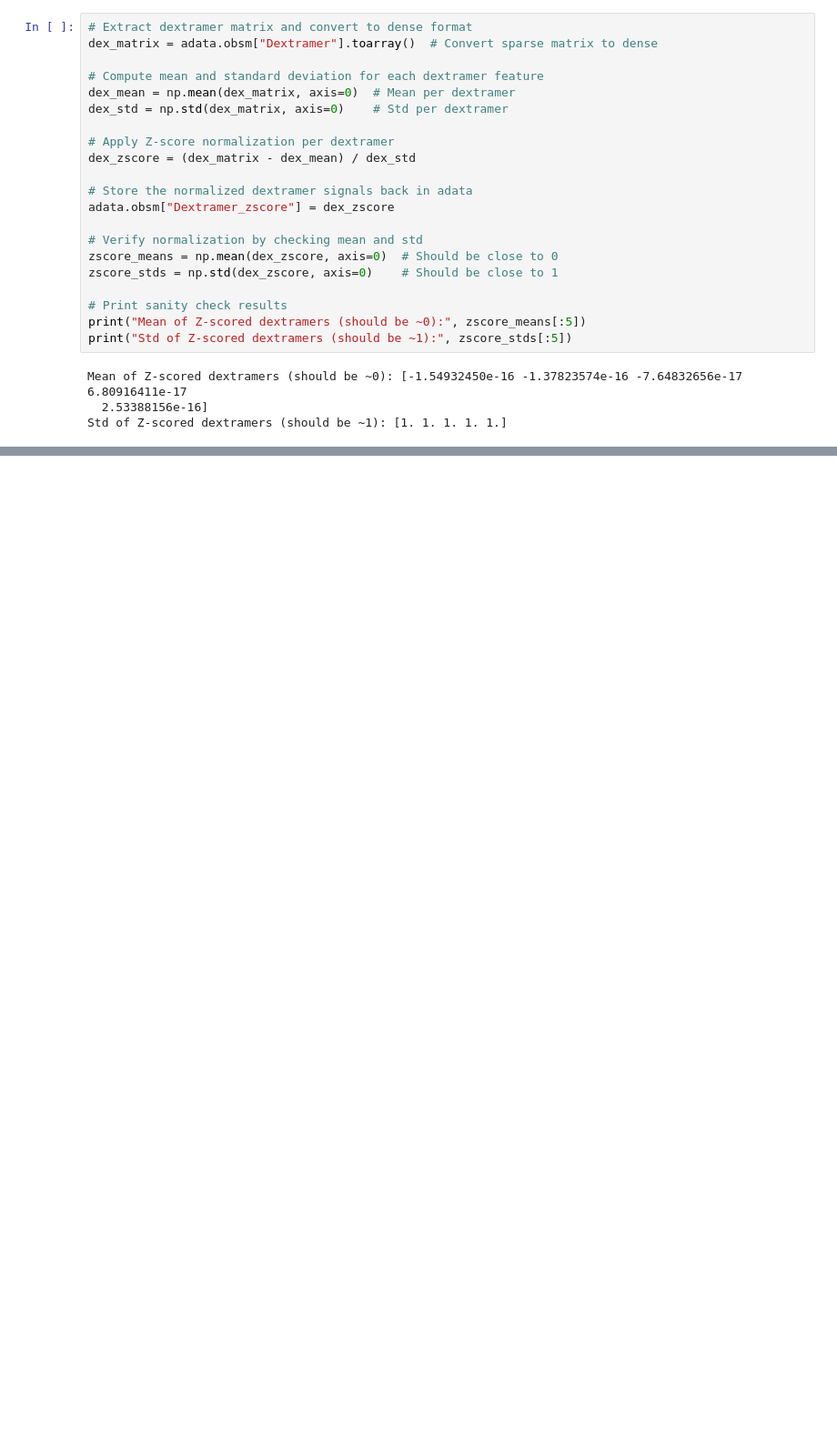
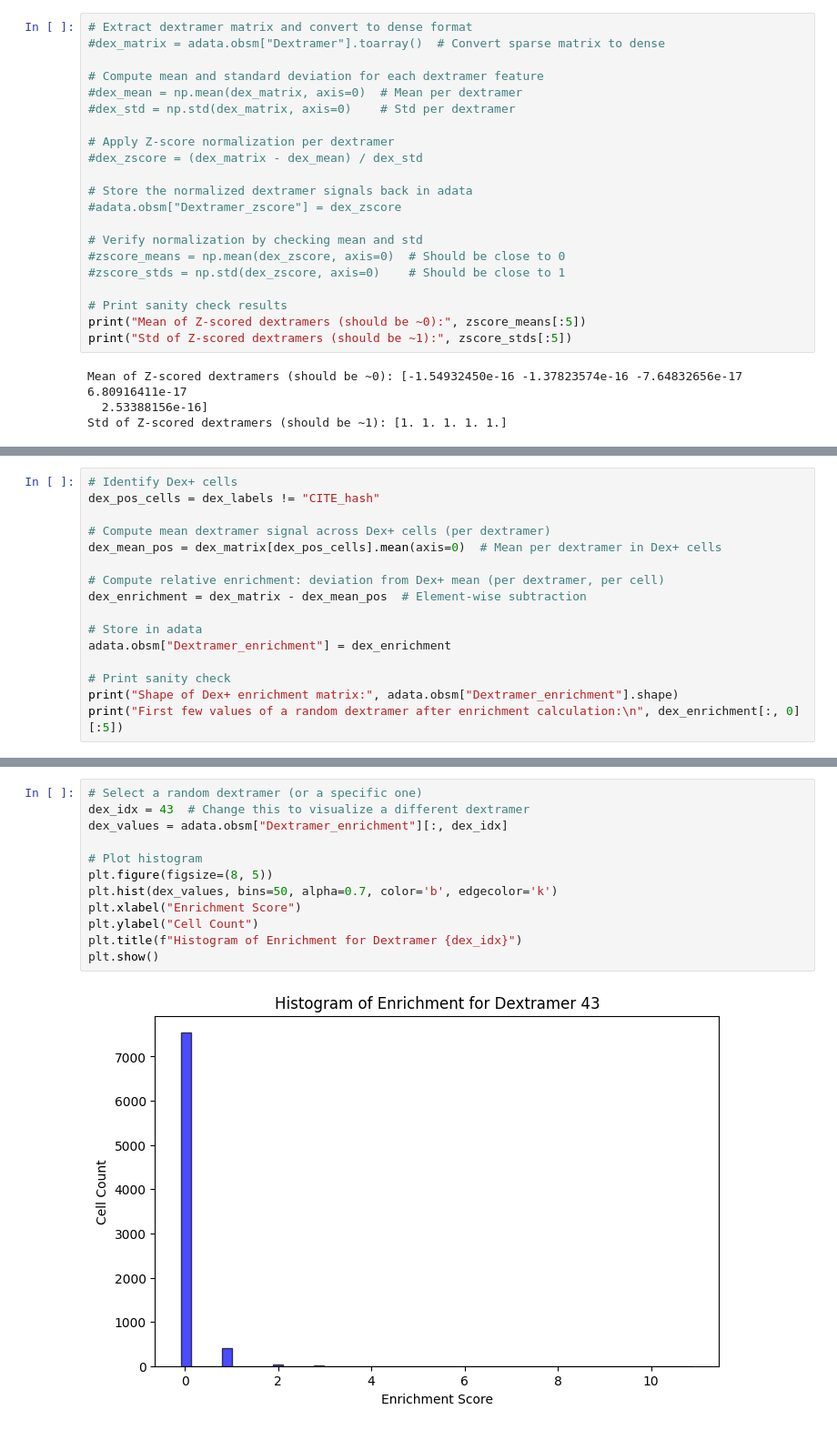
Before and after one commit to ecrosse01/neoantigen_ML, a Jupyter notebook: pipeline_dev.ipynb, the cells around one changed output, grey strips where cells are left out. Shown at 91% size. Drawn from its saved outputs; the diff is of its cells as text; blank space fills up the shorter version.

```diff
--- a/pipeline_dev.ipynb
+++ b/pipeline_dev.ipynb
@@ -326,21 +343,21 @@ plt.show()
 Start building the feature set
 # %%
 # Extract dextramer matrix and convert to dense format
-dex_matrix = adata.obsm["Dextramer"].toarray()  # Convert sparse matrix to dense
+#dex_matrix = adata.obsm["Dextramer"].toarray()  # Convert sparse matrix to dense
 
 # Compute mean and standard deviation for each dextramer feature
-dex_mean = np.mean(dex_matrix, axis=0)  # Mean per dextramer
-dex_std = np.std(dex_matrix, axis=0)    # Std per dextramer
+#dex_mean = np.mean(dex_matrix, axis=0)  # Mean per dextramer
+#dex_std = np.std(dex_matrix, axis=0)    # Std per dextramer
 
 # Apply Z-score normalization per dextramer
-dex_zscore = (dex_matrix - dex_mean) / dex_std
+#dex_zscore = (dex_matrix - dex_mean) / dex_std
 
 # Store the normalized dextramer signals back in adata
-adata.obsm["Dextramer_zscore"] = dex_zscore
+#adata.obsm["Dextramer_zscore"] = dex_zscore
 
 # Verify normalization by checking mean and std
-zscore_means = np.mean(dex_zscore, axis=0)  # Should be close to 0
-zscore_stds = np.std(dex_zscore, axis=0)    # Should be close to 1
+#zscore_means = np.mean(dex_zscore, axis=0)  # Should be close to 0
+#zscore_stds = np.std(dex_zscore, axis=0)    # Should be close to 1
 
 # Print sanity check results
 print("Mean of Z-scored dextramers (should be ~0):", zscore_means[:5])
@@ -437,0 +458,16 @@ plt.show()
+# %%
+# Identify Dex+ cells
+dex_pos_cells = dex_labels != "CITE_hash"
+
+# Compute mean dextramer signal across Dex+ cells (per dextramer)
+dex_mean_pos = dex_matrix[dex_pos_cells].mean(axis=0)  # Mean per dextramer in Dex+ cells
+
+# Compute relative enrichment: deviation from Dex+ mean (per dextramer, per cell)
+dex_enrichment = dex_matrix - dex_mean_pos  # Element-wise subtraction
+
+# Store in adata
+adata.obsm["Dextramer_enrichment"] = dex_enrichment
+
+# Print sanity check
+print("Shape of Dex+ enrichment matrix:", adata.obsm["Dextramer_enrichment"].shape)
+print("First few values of a random dextramer after enrichment calculation:\n", dex_enrichment[:, 0][:5])
@@ -437,0 +478,14 @@ plt.show()
+# %%
+# Select a random dextramer (or a specific one)
+dex_idx = 43  # Change this to visualize a different dextramer
+dex_values = adata.obsm["Dextramer_enrichment"][:, dex_idx]
+
+# Plot histogram
+plt.figure(figsize=(8, 5))
+plt.hist(dex_values, bins=50, alpha=0.7, color='b', edgecolor='k')
+plt.xlabel("Enrichment Score")
+plt.ylabel("Cell Count")
+plt.title(f"Histogram of Enrichment for Dextramer {dex_idx}")
+plt.show()
+# %% [output]
+[figure, added]
```
Also changed, not shown: parts of 62 cells of this notebook.
